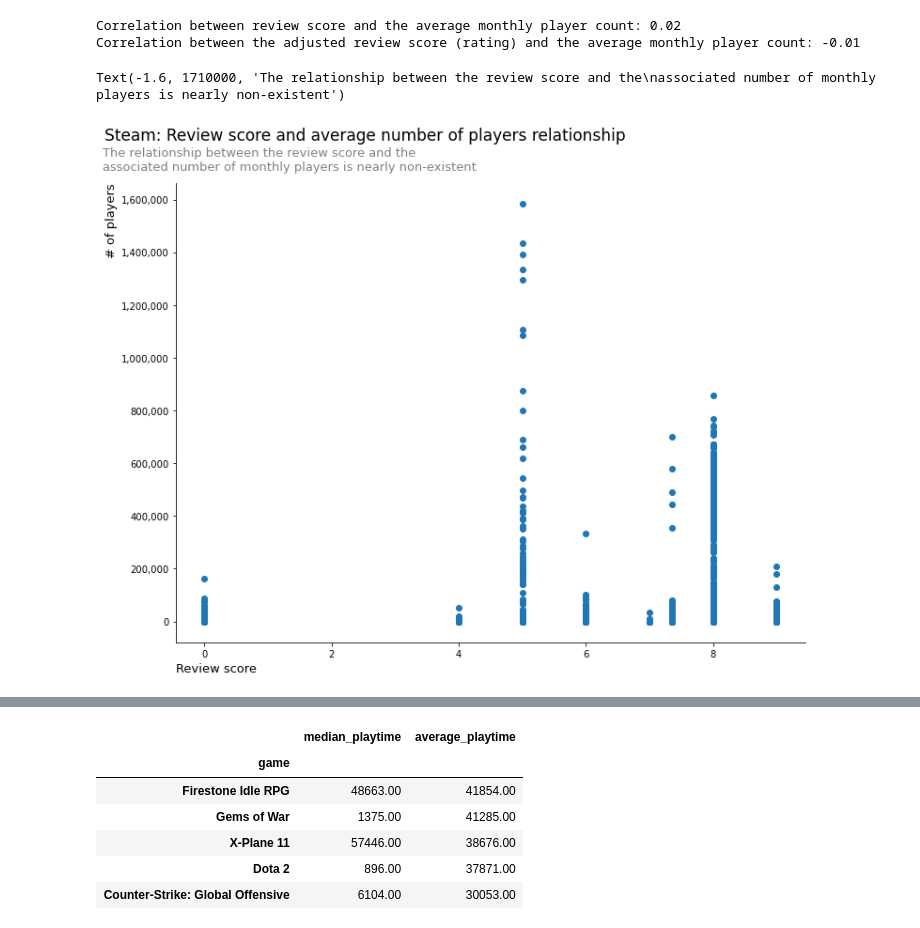
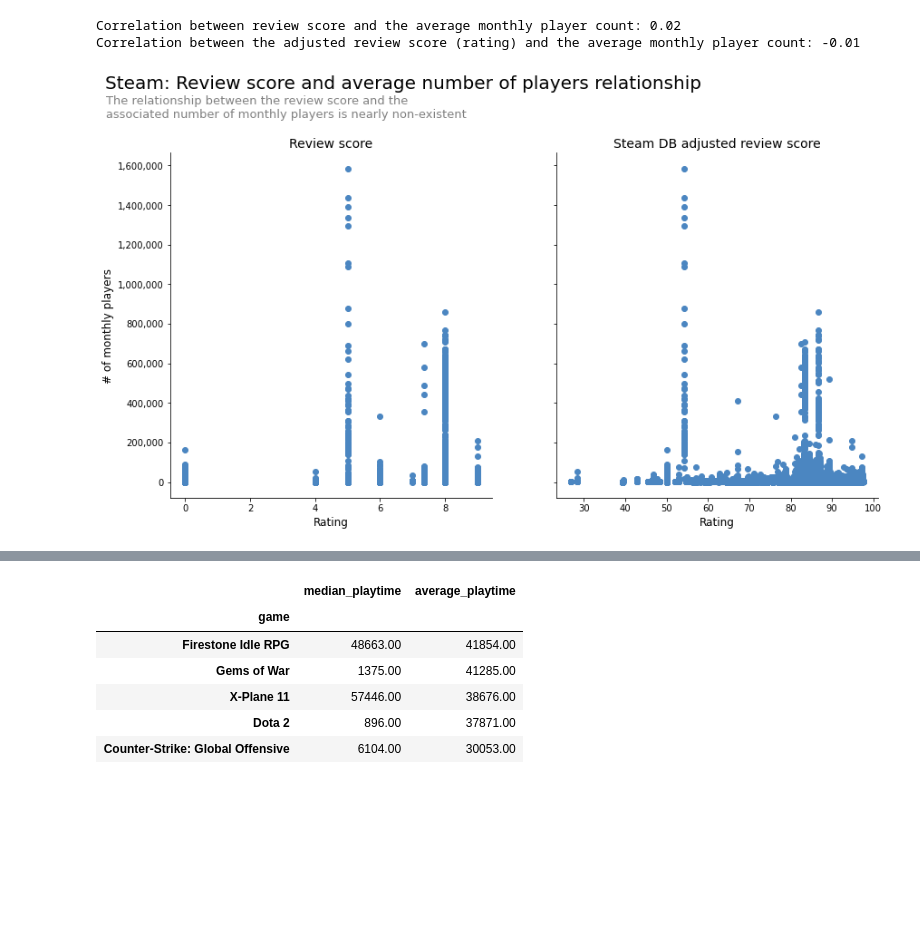
Before and after one commit to paul-trood/Portfolio-World_Happiness_Report, a Jupyter notebook: 04_data_analysis.ipynb, the cells around one changed output, grey strips where cells are left out. Cells and saved outputs as stored; diff of their text form; code cells hidden in the pictures; blank space fills up the shorter version.

```diff
--- a/04_data_analysis.ipynb
+++ b/04_data_analysis.ipynb
@@ -311,23 +356,30 @@ print(f"Correlation between the adjusted review score (rating) and the average m
 Correlation between review score and the average monthly player count: 0.02
 Correlation between the adjusted review score (rating) and the average monthly player count: -0.01
 # %%
-fig,ax = plt.subplots(figsize=(12,9))
-plt.scatter(steam_data["review_score"], steam_data["average_players"])
-#sns.regplot(steam_data["review_score"], steam_data["average_players"])
-# Change y tick labels to non-scientific notation
-ax.ticklabel_format(useOffset=False, style='plain', axis = "y")
 
+fig, (ax1, ax2) = plt.subplots(1, 2, sharey=True,figsize=(14,7),gridspec_kw={'width_ratios': [1,1]})
+# Add the main title
+fig.suptitle("Steam: Review score and average number of players relationship", fontsize=20, x=0.38, y = 1.05)
+
+ax1.scatter(steam_data["review_score"], steam_data["average_players"], color = "#4B86C1")
+ax1.spines[["right", "top"]].set_visible(False)
+ax1.ticklabel_format(useOffset=False, style='plain', axis = "y")
 # Set y axis ticks with commas
-ax.yaxis.set_major_formatter(StrMethodFormatter('{x:,.0f}'))
+ax1.yaxis.set_major_formatter(StrMethodFormatter('{x:,.0f}'))
+ax1.set_title("Review score", size = 14)
 
-plt.xlabel("Review score", size = 13, loc = "left")
-plt.ylabel("# of players", size = 13, loc = "top")
+# X and Y labels
+ax1.set_xlabel("Rating", size = 12)
+ax1.set_ylabel("# of monthly players", size = 12)
+ax2.set_xlabel("Rating", size = 12)
 
-plt.gca().spines[["right", "top"]].set_visible(False)
+ax2.scatter(steam_data["rating"], steam_data["average_players"], color = "#4B86C1")
+ax2.spines[["right", "top"]].set_visible(False)
+ax2.set_title("Steam DB adjusted review score", size = 14)
 
-plt.title("Steam: Review score and average number of players relationship", size = 17, x = 0.3, y= 1.08)
-plt.text(x=-1.6, y=1710000, s='''The relationship between the review score and the
+plt.text(x=-85.5, y=1840000, s='''The relationship between the review score and the
 associated number of monthly players is nearly non-existent''', size = 13, color = "grey")
+
+plt.show()
 # %% [output]
-Text(-1.6, 1710000, 'The relationship between the review score and the\nassociated number of monthly players is nearly non-existent')
-[figure, old version]
+[figure, new version]
```
Also changed, not shown: parts of 101 cells of this notebook.
